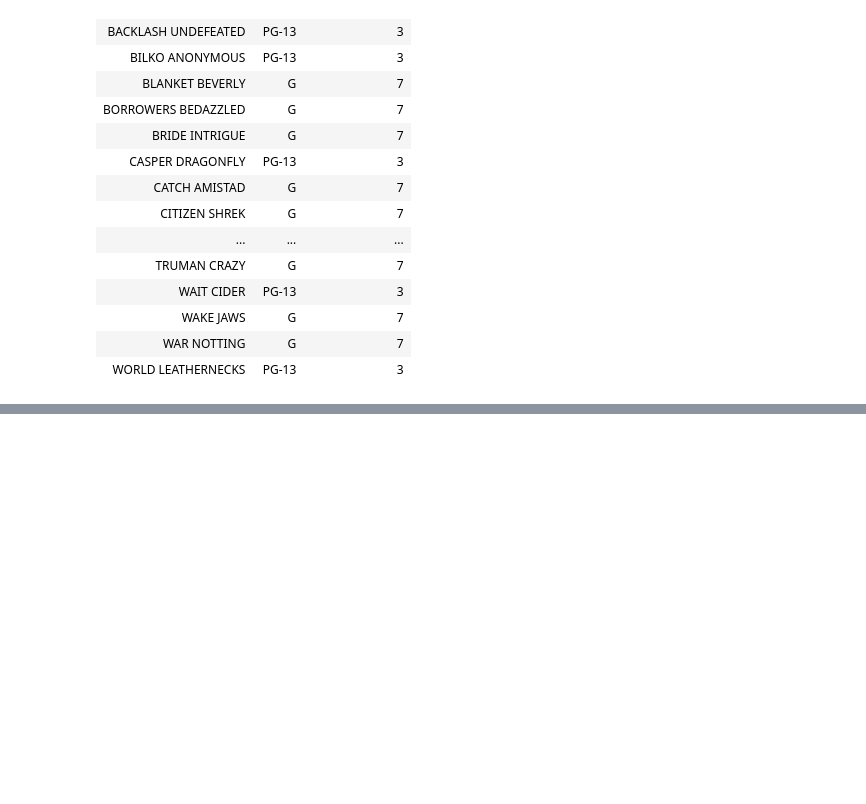
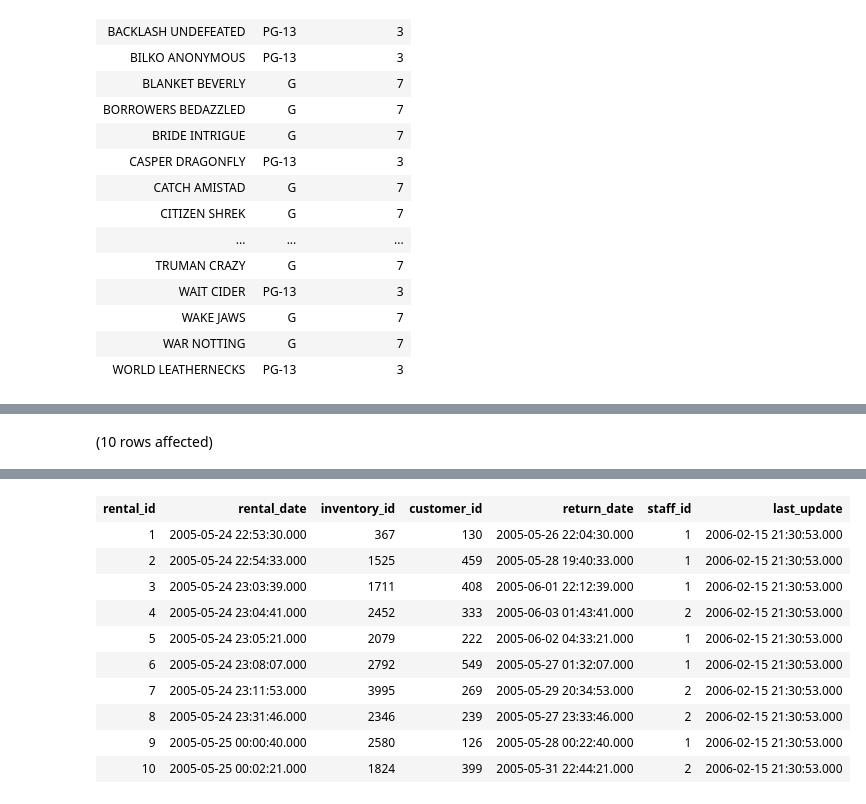
Before and after one commit to ferreira-mr/livroLearningSQL_AlanBeaulieu, a Jupyter notebook: chapter03_QueryPrimer.ipynb, the cells around one changed output, grey strips where cells are left out. Cells and saved outputs as stored; diff of their text form; code cells hidden in the pictures; blank space fills up the shorter version.

```diff
--- a/chapter03_QueryPrimer.ipynb
+++ b/chapter03_QueryPrimer.ipynb
@@ -395,0 +618,5 @@ Total execution time: 00:00:00.013
+# %%
+SELECT TOP 10 *
+FROM rental
+# %% [output]
+(10 rows affected)
@@ -395,0 +624,11 @@ Total execution time: 00:00:00.013
+| rental_id | rental_date | inventory_id | customer_id | return_date | staff_id | last_update |
+| 1 | 2005-05-24 22:53:30.000 | 367 | 130 | 2005-05-26 22:04:30.000 | 1 | 2006-02-15 21:30:53.000 |
+| 2 | 2005-05-24 22:54:33.000 | 1525 | 459 | 2005-05-28 19:40:33.000 | 1 | 2006-02-15 21:30:53.000 |
+| 3 | 2005-05-24 23:03:39.000 | 1711 | 408 | 2005-06-01 22:12:39.000 | 1 | 2006-02-15 21:30:53.000 |
+| 4 | 2005-05-24 23:04:41.000 | 2452 | 333 | 2005-06-03 01:43:41.000 | 2 | 2006-02-15 21:30:53.000 |
+| 5 | 2005-05-24 23:05:21.000 | 2079 | 222 | 2005-06-02 04:33:21.000 | 1 | 2006-02-15 21:30:53.000 |
+| 6 | 2005-05-24 23:08:07.000 | 2792 | 549 | 2005-05-27 01:32:07.000 | 1 | 2006-02-15 21:30:53.000 |
+| 7 | 2005-05-24 23:11:53.000 | 3995 | 269 | 2005-05-29 20:34:53.000 | 2 | 2006-02-15 21:30:53.000 |
+| 8 | 2005-05-24 23:31:46.000 | 2346 | 239 | 2005-05-27 23:33:46.000 | 2 | 2006-02-15 21:30:53.000 |
+| 9 | 2005-05-25 00:00:40.000 | 2580 | 126 | 2005-05-28 00:22:40.000 | 1 | 2006-02-15 21:30:53.000 |
+| 10 | 2005-05-25 00:02:21.000 | 1824 | 399 | 2005-05-31 22:44:21.000 | 2 | 2006-02-15 21:30:53.000 |
```
Also changed, not shown: parts of 19 cells of this notebook, 1 other file.
